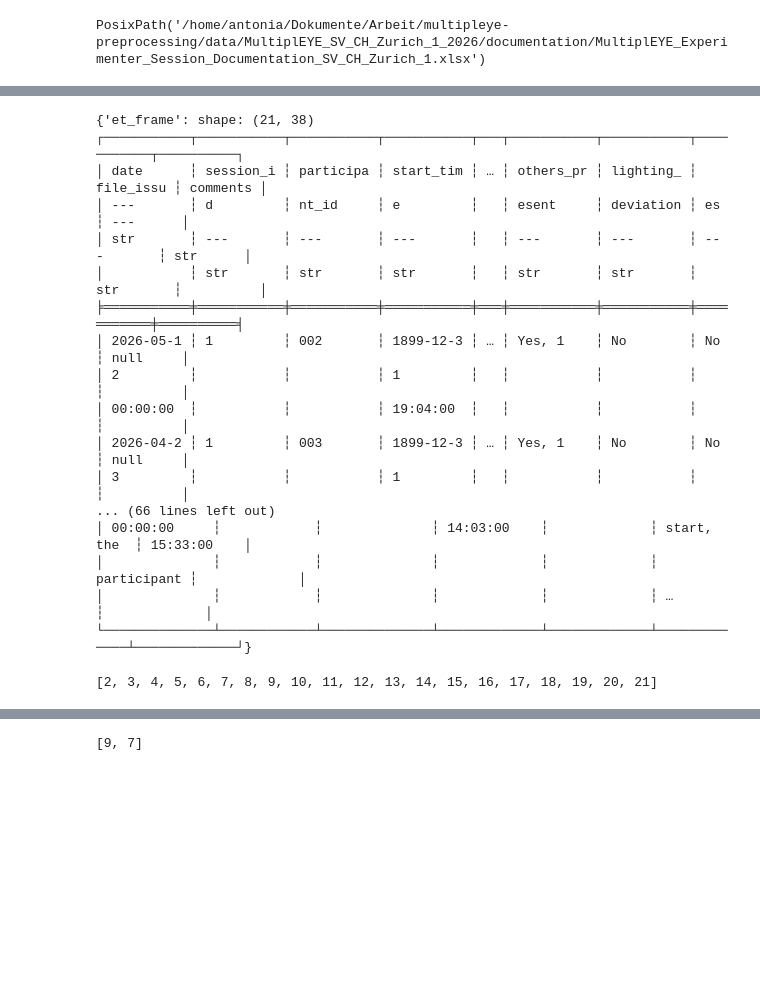
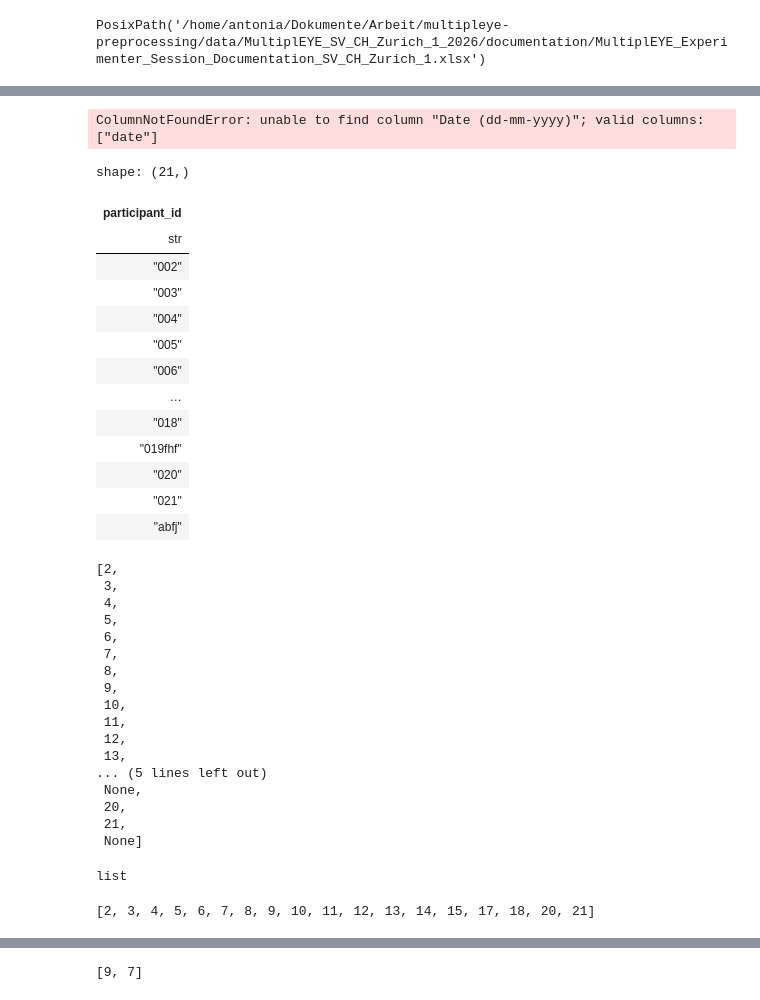
Before and after one commit to MultiplEYE-COST/multipleye-preprocessing, a Jupyter notebook: development.ipynb, the cells around one changed output, grey strips where cells are left out. Drawn from its saved outputs; the diff is of its cells as text; code cells hidden in the pictures; blank space fills up the shorter version.

```diff
--- a/development.ipynb
+++ b/development.ipynb
@@ -158,34 +162,60 @@ shape: (23, 38)
+# %%
+et_frame.select(pl.nth(0))
+# %% [output]
+ColumnNotFoundError: unable to find column "Date (dd-mm-yyyy)"; valid columns: ["date"]
 # %%
 from preprocessing.data_collection.experimenter_doc import ExperimenterDoc
 # %%
 doc = ExperimenterDoc.create_from_excel(doc_sheet_path)
-doc
+doc.et_frame["participant_id"]
 # %% [output]
-{'et_frame': shape: (21, 38)
-┌───────────┬───────────┬───────────┬───────────┬───┬───────────┬───────────┬───────────┬──────────┐
-│ date      ┆ session_i ┆ participa ┆ start_tim ┆ … ┆ others_pr ┆ lighting_ ┆ file_issu ┆ comments │
-│ ---       ┆ d         ┆ nt_id     ┆ e         ┆   ┆ esent     ┆ deviation ┆ es        ┆ ---      │
-│ str       ┆ ---       ┆ ---       ┆ ---       ┆   ┆ ---       ┆ ---       ┆ ---       ┆ str      │
-│           ┆ str       ┆ str       ┆ str       ┆   ┆ str       ┆ str       ┆ str       ┆          │
-╞═══════════╪═══════════╪═══════════╪═══════════╪═══╪═══════════╪═══════════╪═══════════╪══════════╡
-│ 2026-05-1 ┆ 1         ┆ 002       ┆ 1899-12-3 ┆ … ┆ Yes, 1    ┆ No        ┆ No        ┆ null     │
-│ 2         ┆           ┆           ┆ 1         ┆   ┆           ┆           ┆           ┆          │
-│ 00:00:00  ┆           ┆           ┆ 19:04:00  ┆   ┆           ┆           ┆           ┆          │
-│ 2026-04-2 ┆ 1         ┆ 003       ┆ 1899-12-3 ┆ … ┆ Yes, 1    ┆ No        ┆ No        ┆ null     │
-│ 3         ┆           ┆           ┆ 1         ┆   ┆           ┆           ┆           ┆          │
-... (66 lines left out)
-│ 00:00:00     ┆            ┆              ┆ 14:03:00    ┆             ┆ start, the  ┆ 15:33:00    │
-│              ┆            ┆              ┆             ┆             ┆ participant ┆             │
-│              ┆            ┆              ┆             ┆             ┆ …           ┆             │
-└──────────────┴────────────┴──────────────┴─────────────┴─────────────┴─────────────┴─────────────┘}
+shape: (21,)
+| participant_id |
+| str |
+| "002" |
+| "003" |
+| "004" |
+| "005" |
+| "006" |
+| … |
+| "018" |
+| "019fhf" |
+| "020" |
+| "021" |
+| "abfj" |
 # %%
 et_frame = doc.et_frame
 # %%
 pid_col = et_frame["participant_id"]
-doc_pid_int = list(pid_col.cast(pl.Int32))
+doc_pid_int = list(pid_col.cast(pl.Int32, strict=False))
 doc_pid_int
 # %% [output]
-[2, 3, 4, 5, 6, 7, 8, 9, 10, 11, 12, 13, 14, 15, 16, 17, 18, 19, 20, 21]
+[2,
+ 3,
+ 4,
+ 5,
+ 6,
+ 7,
+ 8,
+ 9,
+ 10,
+ 11,
+ 12,
+ 13,
+... (5 lines left out)
+ None,
+ 20,
+ 21,
+ None]
+# %%
+type(doc_pid_int)
+# %% [output]
+list
+# %%
+valid_ids = [id for id in doc_pid_int if id]
+valid_ids
+# %% [output]
+[2, 3, 4, 5, 6, 7, 8, 9, 10, 11, 12, 13, 14, 15, 17, 18, 20, 21]
 # %%
 prepare_language_folder()
 # %% [output]
```
Also changed, not shown: parts of 10 cells of this notebook, 3 other files.
